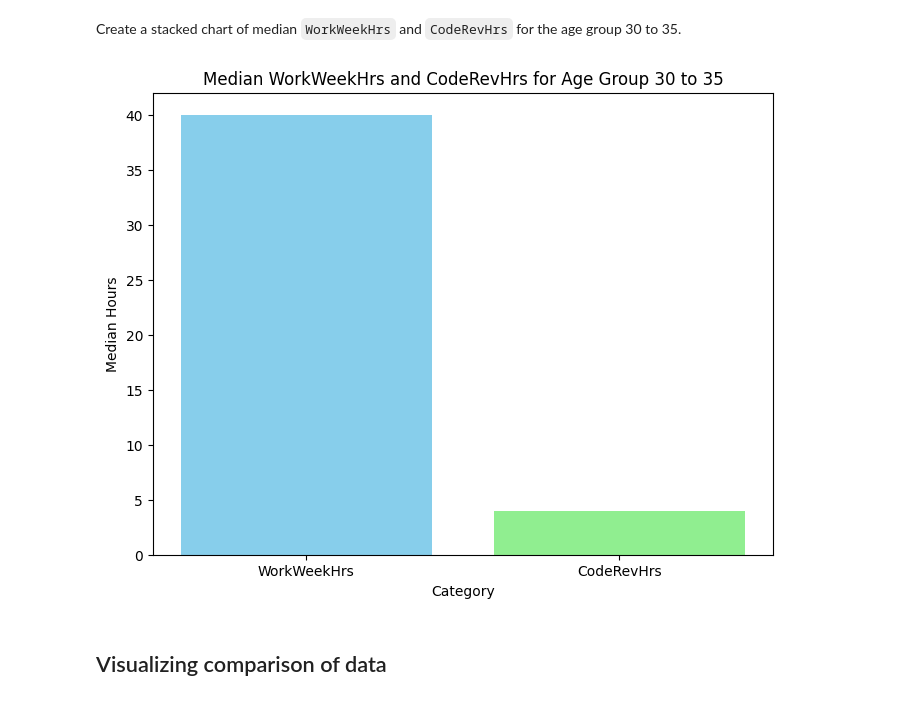
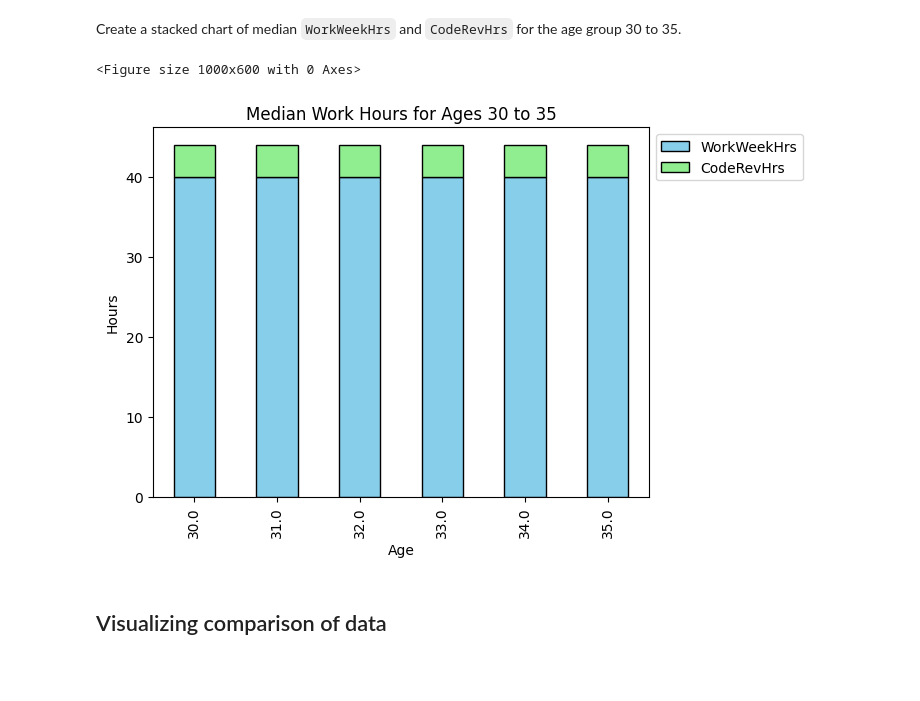
Before and after one commit to Majeedraheem/Final_Project-, a Jupyter notebook: module 4/M4DataVisualization-lab.ipynb, the cells around one changed output. Saved outputs shown, nothing was run; the diff lists cells and outputs as text; code cells hidden in the pictures; blank space fills up the shorter version.

```diff
--- a/module 4/M4DataVisualization-lab.ipynb
+++ b/module 4/M4DataVisualization-lab.ipynb
@@ -395,4 +383,6 @@ Create a stacked chart of median `WorkWeekHrs` and `CodeRevHrs` for the age grou
+# %%
+df_ = pd.read_sql_query("SELECT * FROM master", conn)
 # %%
 # your code goes here
 #checked already dtype made sure all WorkWeekHrs and CodeRevHrs are numeric
-age_filtered_df = df_[(df_['Age'] >= 30) & (df_['Age'] <= 35)]
+df_filtered_age = df_[(df_['Age'] >= 30) & (df_['Age'] <= 35)][['WorkWeekHrs', 'CodeRevHrs', 'Age']]
@@ -409,13 +389,23 @@ median_df = pd.DataFrame({
-# %%
-# Plotting the stacked bar chart
-plt.figure(figsize=(8, 6))
-plt.bar(median_df['Category'], median_df['Median Hours'], color=['skyblue', 'lightgreen'])
-plt.xlabel('Category')
-plt.ylabel('Median Hours')
-plt.title('Median WorkWeekHrs and CodeRevHrs for Age Group 30 to 35')
-plt.show()
-# %% [output]
-[figure, removed]
+# %%
+median_df = df_filtered_age.groupby('Age').median()
+
+# Plotting
+plt.figure(figsize=(10, 6))
+
+# Create a stacked bar chart
+median_df.plot(kind='bar', stacked=True, color=['skyblue', 'lightgreen'], edgecolor='black')
+
+# Add labels and title
+plt.xlabel('Age')
+plt.ylabel('Hours')
+plt.title('Median Work Hours for Ages 30 to 35')
+plt.legend(loc='upper left', bbox_to_anchor=(1, 1))  # Position legend outside the plot
+
+# Display the plot
+plt.show()
+# %% [output]
+<Figure size 1000x600 with 0 Axes>
+[figure, added]
 # %% [markdown]
 ## Visualizing comparison of data
 # %% [markdown]
```
Also changed, not shown: parts of 73 cells of this notebook, 5 other files.
